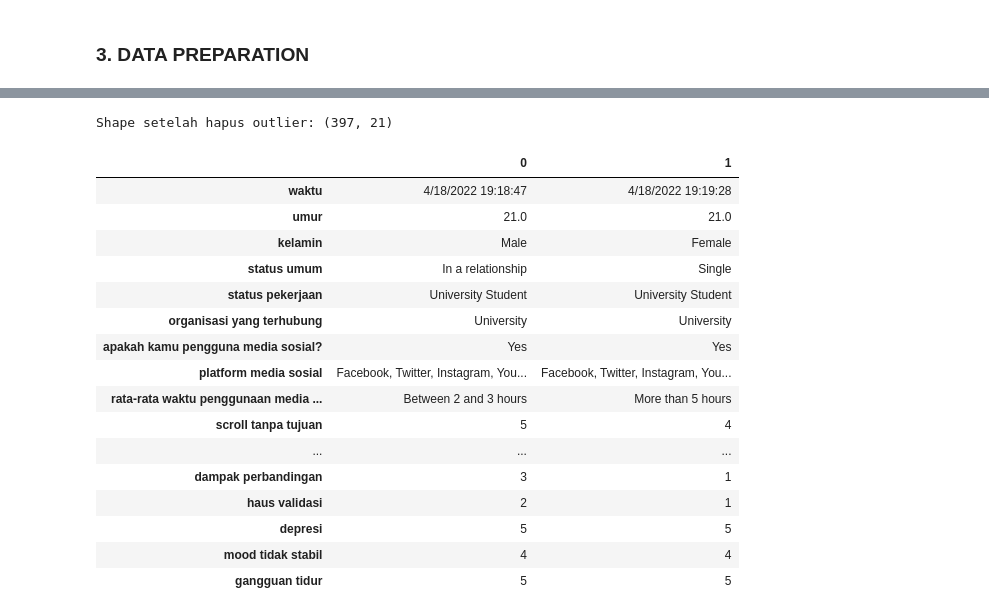
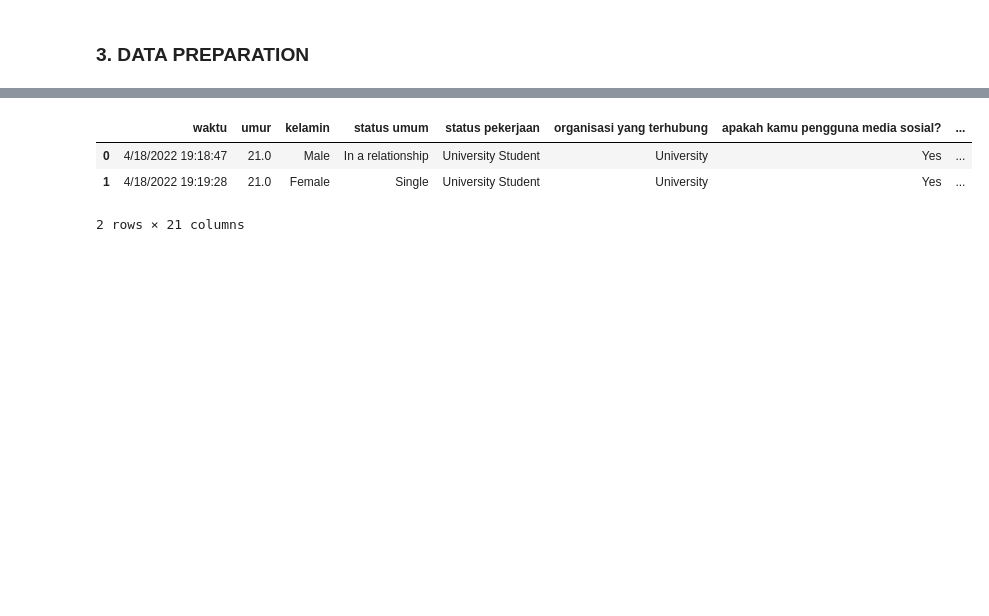
Before and after one commit to Sann11-y/Clustering-types-of-social-media-users, a Jupyter notebook: Project.ipynb, the cells around one changed output, grey strips where cells are left out. Saved outputs shown, nothing was run; the diff lists cells and outputs as text; code cells hidden in the pictures; blank space fills up the shorter version.

```diff
--- a/Project.ipynb
+++ b/Project.ipynb
@@ -241,52 +198,31 @@ Jumlah outlier: 84
-# %%
-df = df[(df['1. What is your age?'] >= batas_bawah) &
-        (df['1. What is your age?'] <= batas_atas)]
-
-print(f'Shape setelah hapus outlier: {df.shape}')
-# %% [output]
-Shape setelah hapus outlier: (397, 21)
 # %%
 kolom_baru = {
     'Timestamp': 'waktu',
     '1. What is your age?': 'umur',
     '2. Gender': 'kelamin',
     '3. Relationship Status': 'status umum',
     '4. Occupation Status': 'status pekerjaan',
     '5. What type of organizations are you affiliated with?': 'organisasi yang terhubung',
     '6. Do you use social media?': 'apakah kamu pengguna media sosial?',
     '7. What social media platforms do you commonly use?': 'platform media sosial',
     '8. What is the average time you spend on social media every day?': 'rata-rata waktu penggunaan media sosial per hari',
     '9. How often do you find yourself using Social media without a specific purpose?': 'scroll tanpa tujuan',
     '10. How often do you get distracted by Social media when you are busy doing something?': 'distraksi sosmed',
     "11. Do you feel restless if you haven't used Social media in a while?": 'ketergantungan sosmed',
     '12. On a scale of 1 to 5, how easily distracted are you?' : 'mudah_terdistraksi',
     '13. On a scale of 1 to 5, how much are you bothered by worries?' : 'kekhawatiran',
     '14. Do you find it difficult to concentrate on things?' : 'kesulitan konsentrasi',
     '15. On a scale of 1-5, how often do you compare yourself to other successful people through the use of social media?' : 'perbandingan diri sosmed',
     '16. Following the previous question, how do you feel about these comparisons, generally speaking?' : 'dampak perbandingan',
     '17. How often do you look to seek validation from features of social media?' : 'haus validasi',
     '18. How often do you feel depressed or down?' : 'depresi',
     '19. On a scale of 1 to 5, how frequently does your interest in daily activities fluctuate?' : 'mood tidak stabil',
     '20. On a scale of 1 to 5, how often do you face issues regarding sleep?' : 'gangguan tidur',
 }
-
-df.rename(columns=kolom_baru, inplace=True)
-df.head(2).T
+df2=df.rename(columns=kolom_baru)
+df2.head(2)
 # %% [output]
-|  | 0 | 1 |
-| waktu | 4/18/2022 19:18:47 | 4/18/2022 19:19:28 |
-| umur | 21.0 | 21.0 |
-| kelamin | Male | Female |
-| status umum | In a relationship | Single |
-| status pekerjaan | University Student | University Student |
-| organisasi yang terhubung | University | University |
-| apakah kamu pengguna media sosial? | Yes | Yes |
-| platform media sosial | Facebook, Twitter, Instagram, You... | Facebook, Twitter, Instagram, You... |
-| rata-rata waktu penggunaan media ... | Between 2 and 3 hours | More than 5 hours |
-| scroll tanpa tujuan | 5 | 4 |
-| ... | ... | ... |
-| dampak perbandingan | 3 | 1 |
-| haus validasi | 2 | 1 |
-| depresi | 5 | 5 |
-| mood tidak stabil | 4 | 4 |
-| gangguan tidur | 5 | 5 |
+|  | waktu | umur | kelamin | status umum | status pekerjaan | organisasi yang terhubung | apakah kamu pengguna media sosial? | ... |
+| 0 | 4/18/2022 19:18:47 | 21.0 | Male | In a relationship | University Student | University | Yes | ... |
+| 1 | 4/18/2022 19:19:28 | 21.0 | Female | Single | University Student | University | Yes | ... |
+2 rows × 21 columns
```
Also changed, not shown: parts of 18 cells of this notebook.
